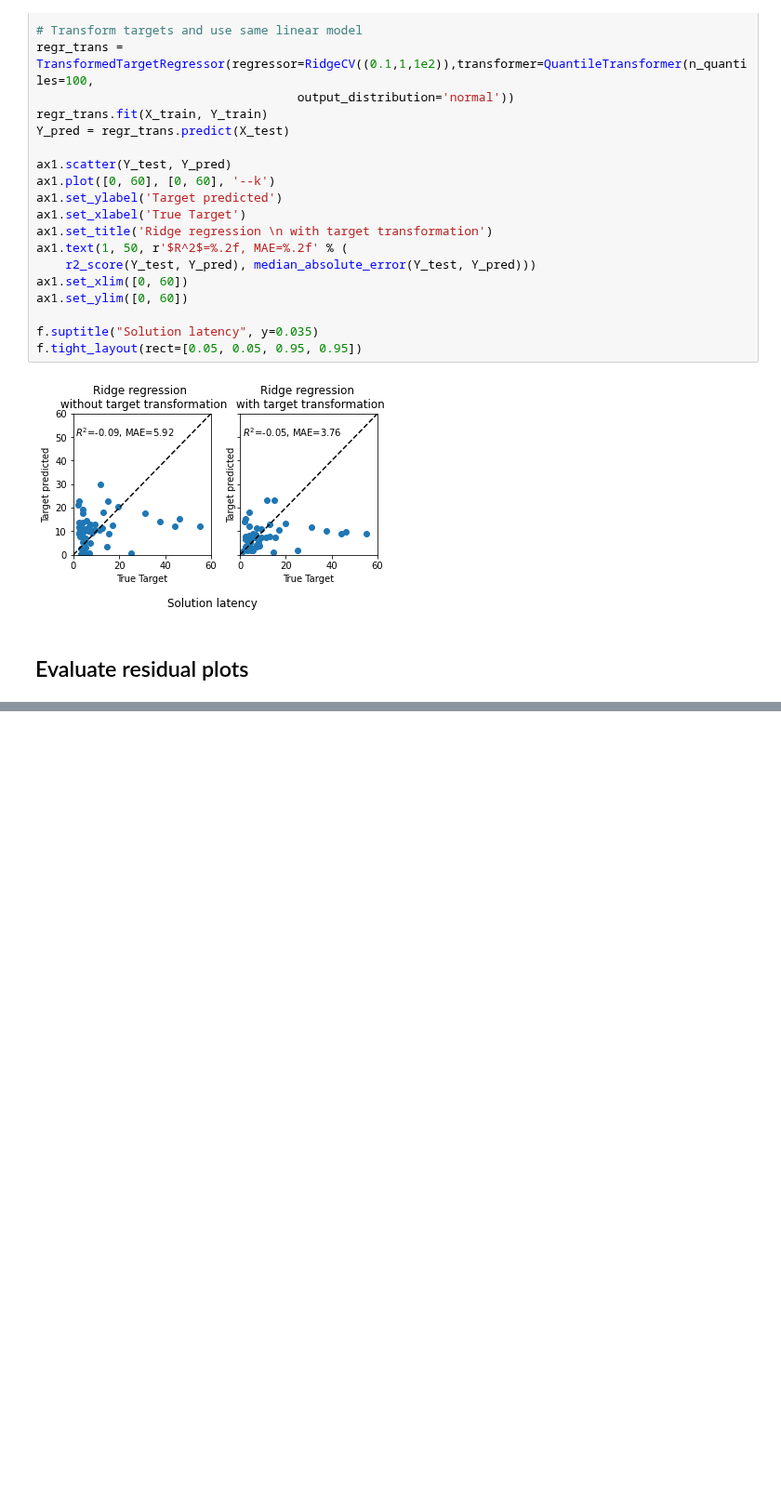
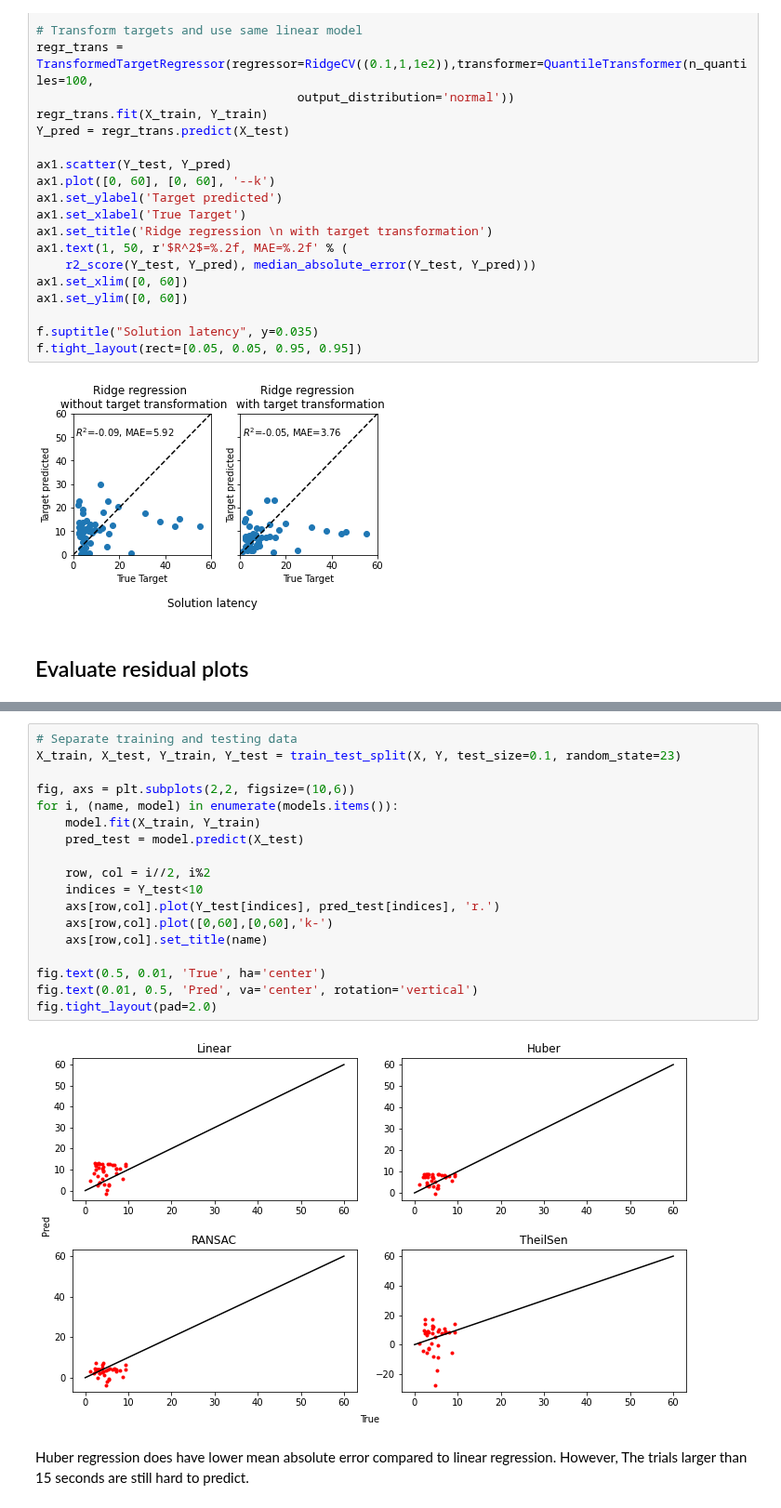
Before and after one commit to hundredball/Math24, a Jupyter notebook: Analyze_data.ipynb, the cells around one changed output, grey strips where cells are left out. Shown at 93% size. Drawn from its saved outputs; the diff is of its cells as text; blank space fills up the shorter version.

```diff
--- a/Analyze_data.ipynb
+++ b/Analyze_data.ipynb
@@ -1859,0 +1946,22 @@ fig.tight_layout(pad=2)
+# %%
+# Separate training and testing data
+X_train, X_test, Y_train, Y_test = train_test_split(X, Y, test_size=0.1, random_state=23)
+
+fig, axs = plt.subplots(2,2, figsize=(10,6))
+for i, (name, model) in enumerate(models.items()):
+    model.fit(X_train, Y_train)
+    pred_test = model.predict(X_test)
+
+    row, col = i//2, i%2
+    indices = Y_test<10
+    axs[row,col].plot(Y_test[indices], pred_test[indices], 'r.')
+    axs[row,col].plot([0,60],[0,60],'k-')
+    axs[row,col].set_title(name)
+
+fig.text(0.5, 0.01, 'True', ha='center')
+fig.text(0.01, 0.5, 'Pred', va='center', rotation='vertical')
+fig.tight_layout(pad=2.0)
+# %% [output]
+[figure, added]
+# %% [markdown]
+Huber regression does have lower mean absolute error compared to linear regression. However, The trials larger than 15 seconds are still hard to predict.
```
Also changed, not shown: parts of 3 cells of this notebook, 1 other file.
